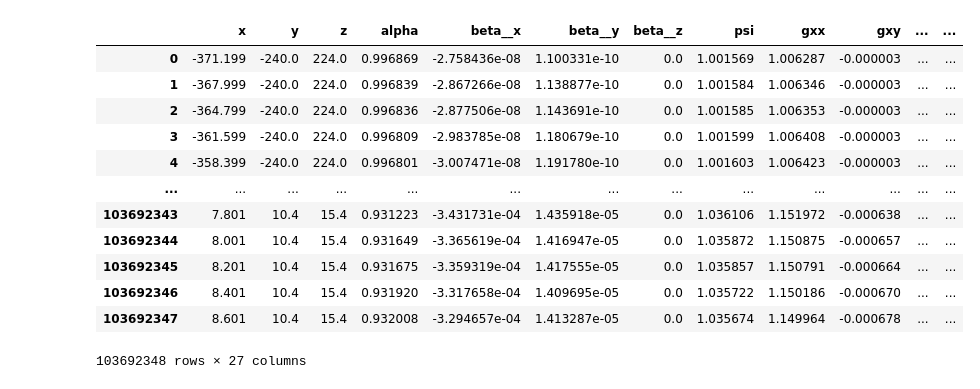
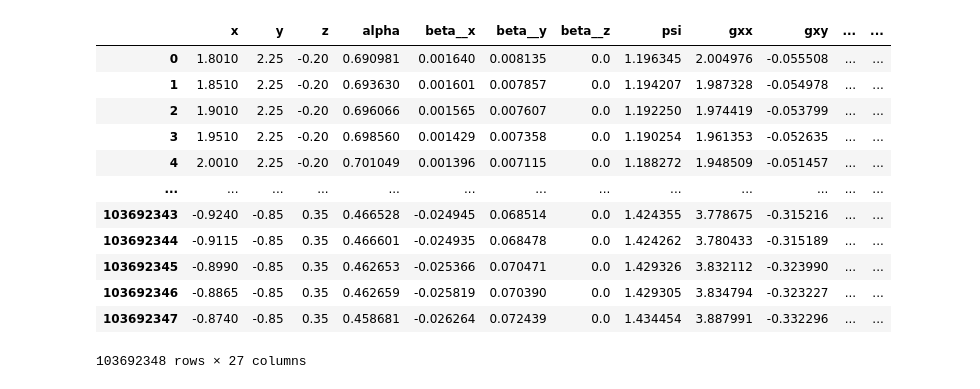
Before and after one commit to TsokarosRelativity/BlackHoleDiskProject, a Jupyter notebook: notebooks/interpolationcheck.ipynb, the cells around one changed output. Saved outputs shown, nothing was run; the diff lists cells and outputs as text; code cells hidden in the pictures.

```diff
--- a/notebooks/interpolationcheck.ipynb
+++ b/notebooks/interpolationcheck.ipynb
@@ -5,24 +5,24 @@ import matplotlib.pyplot as plt
 # %%
 import os
 import pathlib
 dataframes = []
-for f in pathlib.Path("/data/sjammi6/thesisproject/updates/BlackHoleDiskProject/InitialData/routine1/October_15_2024_22-05/processed_grids/dataframes").glob("*.h5"):
+for f in pathlib.Path("/data/sjammi6/thesisproject/BlackHoleDiskProject/InitialData/October_15_2024_22-05/processed_grids").glob("*.h5"):
     dataframes.append(str(f))
 dataframes = [pd.read_hdf(f, key="df") for f in dataframes]
 df_interpolated = pd.concat(dataframes, axis=0, ignore_index=True)
 df_interpolated
 # %% [output]
 |  | x | y | z | alpha | beta__x | beta__y | beta__z | psi | gxx | gxy | ... | ... |
-| 0 | -371.199 | -240.0 | 224.0 | 0.996869 | -2.758436e-08 | 1.100331e-10 | 0.0 | 1.001569 | 1.006287 | -0.000003 | ... | ... |
-| 1 | -367.999 | -240.0 | 224.0 | 0.996839 | -2.867266e-08 | 1.138877e-10 | 0.0 | 1.001584 | 1.006346 | -0.000003 | ... | ... |
-| 2 | -364.799 | -240.0 | 224.0 | 0.996836 | -2.877506e-08 | 1.143691e-10 | 0.0 | 1.001585 | 1.006353 | -0.000003 | ... | ... |
-| 3 | -361.599 | -240.0 | 224.0 | 0.996809 | -2.983785e-08 | 1.180679e-10 | 0.0 | 1.001599 | 1.006408 | -0.000003 | ... | ... |
-| 4 | -358.399 | -240.0 | 224.0 | 0.996801 | -3.007471e-08 | 1.191780e-10 | 0.0 | 1.001603 | 1.006423 | -0.000003 | ... | ... |
+| 0 | 1.8010 | 2.25 | -0.20 | 0.690981 | 0.001640 | 0.008135 | 0.0 | 1.196345 | 2.004976 | -0.055508 | ... | ... |
+| 1 | 1.8510 | 2.25 | -0.20 | 0.693630 | 0.001601 | 0.007857 | 0.0 | 1.194207 | 1.987328 | -0.054978 | ... | ... |
+| 2 | 1.9010 | 2.25 | -0.20 | 0.696066 | 0.001565 | 0.007607 | 0.0 | 1.192250 | 1.974419 | -0.053799 | ... | ... |
+| 3 | 1.9510 | 2.25 | -0.20 | 0.698560 | 0.001429 | 0.007358 | 0.0 | 1.190254 | 1.961353 | -0.052635 | ... | ... |
+| 4 | 2.0010 | 2.25 | -0.20 | 0.701049 | 0.001396 | 0.007115 | 0.0 | 1.188272 | 1.948509 | -0.051457 | ... | ... |
 | ... | ... | ... | ... | ... | ... | ... | ... | ... | ... | ... | ... | ... |
-| 103692343 | 7.801 | 10.4 | 15.4 | 0.931223 | -3.431731e-04 | 1.435918e-05 | 0.0 | 1.036106 | 1.151972 | -0.000638 | ... | ... |
-| 103692344 | 8.001 | 10.4 | 15.4 | 0.931649 | -3.365619e-04 | 1.416947e-05 | 0.0 | 1.035872 | 1.150875 | -0.000657 | ... | ... |
-| 103692345 | 8.201 | 10.4 | 15.4 | 0.931675 | -3.359319e-04 | 1.417555e-05 | 0.0 | 1.035857 | 1.150791 | -0.000664 | ... | ... |
-| 103692346 | 8.401 | 10.4 | 15.4 | 0.931920 | -3.317658e-04 | 1.409695e-05 | 0.0 | 1.035722 | 1.150186 | -0.000670 | ... | ... |
-| 103692347 | 8.601 | 10.4 | 15.4 | 0.932008 | -3.294657e-04 | 1.413287e-05 | 0.0 | 1.035674 | 1.149964 | -0.000678 | ... | ... |
+| 103692343 | -0.9240 | -0.85 | 0.35 | 0.466528 | -0.024945 | 0.068514 | 0.0 | 1.424355 | 3.778675 | -0.315216 | ... | ... |
+| 103692344 | -0.9115 | -0.85 | 0.35 | 0.466601 | -0.024935 | 0.068478 | 0.0 | 1.424262 | 3.780433 | -0.315189 | ... | ... |
+| 103692345 | -0.8990 | -0.85 | 0.35 | 0.462653 | -0.025366 | 0.070471 | 0.0 | 1.429326 | 3.832112 | -0.323990 | ... | ... |
+| 103692346 | -0.8865 | -0.85 | 0.35 | 0.462659 | -0.025819 | 0.070390 | 0.0 | 1.429305 | 3.834794 | -0.323227 | ... | ... |
+| 103692347 | -0.8740 | -0.85 | 0.35 | 0.458681 | -0.026264 | 0.072439 | 0.0 | 1.434454 | 3.887991 | -0.332296 | ... | ... |
 103692348 rows × 27 columns
 # %%
```
Also changed, not shown: parts of 63 cells of this notebook, 4 other files.
